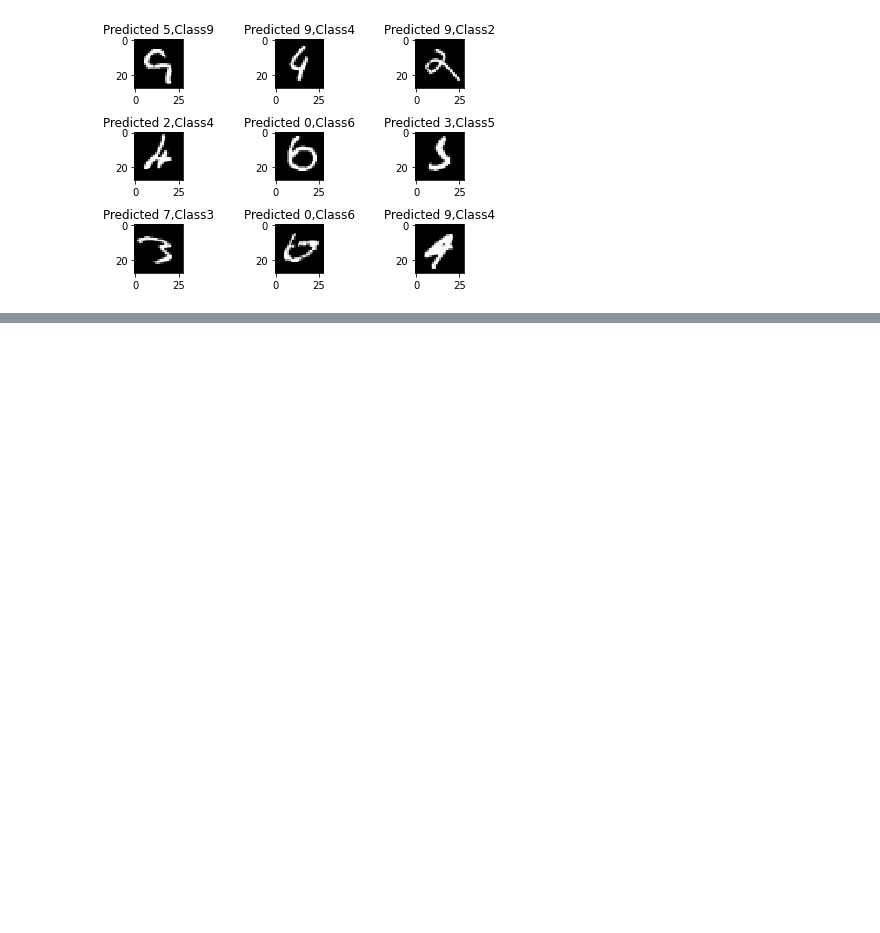
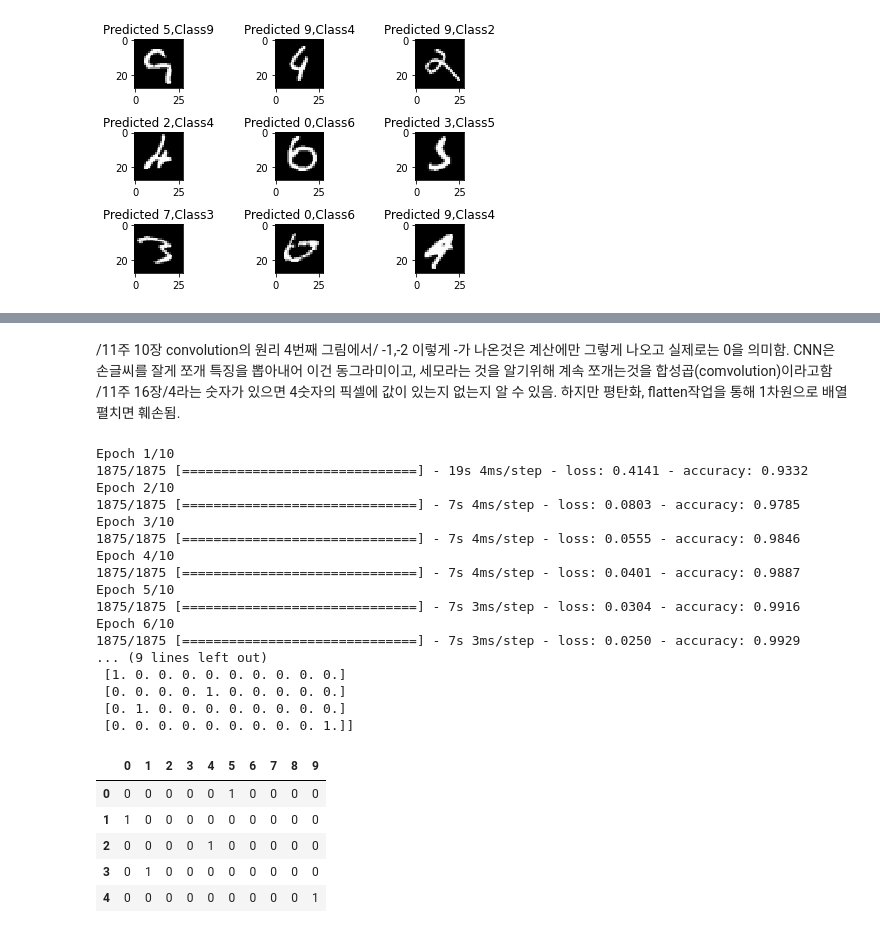
Before and after one commit to ldhml/AI, a Jupyter notebook: AI.ipynb, the cells around one changed output, grey strips where cells are left out. Drawn from its saved outputs; the diff is of its cells as text; code cells hidden in the pictures; blank space fills up the shorter version.

```diff
--- a/AI.ipynb
+++ b/AI.ipynb
@@ -471,0 +609,57 @@ plt.tight_layout()
+# %% [markdown]
+/11주 10장 convolution의 원리 4번째 그림에서/
+-1,-2 이렇게 -가 나온것은 계산에만 그렇게 나오고 실제로는 0을 의미함.
+CNN은 손글씨를 잘게 쪼개 특징을 뽑아내어 이건 동그라미이고, 세모라는 것을 알기위해 계속 쪼개는것을 합성곱(comvolution)이라고함
+/11주 16장/4라는 숫자가 있으면 4숫자의 픽셀에 값이 있는지 없는지 알 수 있음. 하지만 평탄화,  flatten작업을 통해 1차원으로 배열펼치면 훼손됨.
+# %%
+import tensorflow as tf
+import pandas as pd
+
+#데이터 로드
+(Xdata,Ydata),_=tf.keras.datasets.mnist.load_data()
+
+#데이터 준비
+Xdata=Xdata.reshape(60000,28,28,1)
+Ydata=pd.get_dummies(Ydata) #원핫 인코딩으로 바꿈
+
+#모델 생성
+X=tf.keras.layers.Input(shape=[28,28,1])
+H=tf.keras.layers.Conv2D(3,kernel_size=5,activation='swish')(X) #Conv2D만 써도 cnn은 적용이됨. 3은 필터(커널)몇장 쓸지(사용자가 지정), 사이즈도 사용자 지정
+H=tf.keras.layers.Conv2D(6,kernel_size=5,activation='swish')(H)
+H=tf.keras.layers.Flatten()(H)
+H=tf.keras.layers.Dense(84,activation='swish')(H)
+Y=tf.keras.layers.Dense(10,activation='softmax')(H)
+model=tf.keras.models.Model(X,Y)
+model.compile(loss='categorical_crossentropy',metrics='accuracy')
+
+#모델 학습
+model.fit(Xdata,Ydata,epochs=10)
+
+#모델 이용(예상) 및 정답확인
+pred=model.predict(Xdata[0:5])
+print(pred.round(2))
+Ydata[0:5]
+# %% [output]
+Epoch 1/10
+1875/1875 [==============================] - 19s 4ms/step - loss: 0.4141 - accuracy: 0.9332
+Epoch 2/10
+1875/1875 [==============================] - 7s 4ms/step - loss: 0.0803 - accuracy: 0.9785
+Epoch 3/10
+1875/1875 [==============================] - 7s 4ms/step - loss: 0.0555 - accuracy: 0.9846
+Epoch 4/10
+1875/1875 [==============================] - 7s 4ms/step - loss: 0.0401 - accuracy: 0.9887
+Epoch 5/10
+1875/1875 [==============================] - 7s 3ms/step - loss: 0.0304 - accuracy: 0.9916
+Epoch 6/10
+1875/1875 [==============================] - 7s 3ms/step - loss: 0.0250 - accuracy: 0.9929
+... (9 lines left out)
+ [1. 0. 0. 0. 0. 0. 0. 0. 0. 0.]
+ [0. 0. 0. 0. 1. 0. 0. 0. 0. 0.]
+ [0. 1. 0. 0. 0. 0. 0. 0. 0. 0.]
+ [0. 0. 0. 0. 0. 0. 0. 0. 0. 1.]]
+|  | 0 | 1 | 2 | 3 | 4 | 5 | 6 | 7 | 8 | 9 |
+| 0 | 0 | 0 | 0 | 0 | 0 | 1 | 0 | 0 | 0 | 0 |
+| 1 | 1 | 0 | 0 | 0 | 0 | 0 | 0 | 0 | 0 | 0 |
+| 2 | 0 | 0 | 0 | 0 | 1 | 0 | 0 | 0 | 0 | 0 |
+| 3 | 0 | 1 | 0 | 0 | 0 | 0 | 0 | 0 | 0 | 0 |
+| 4 | 0 | 0 | 0 | 0 | 0 | 0 | 0 | 0 | 0 | 1 |
```
Also changed, not shown: parts of 5 cells of this notebook.
